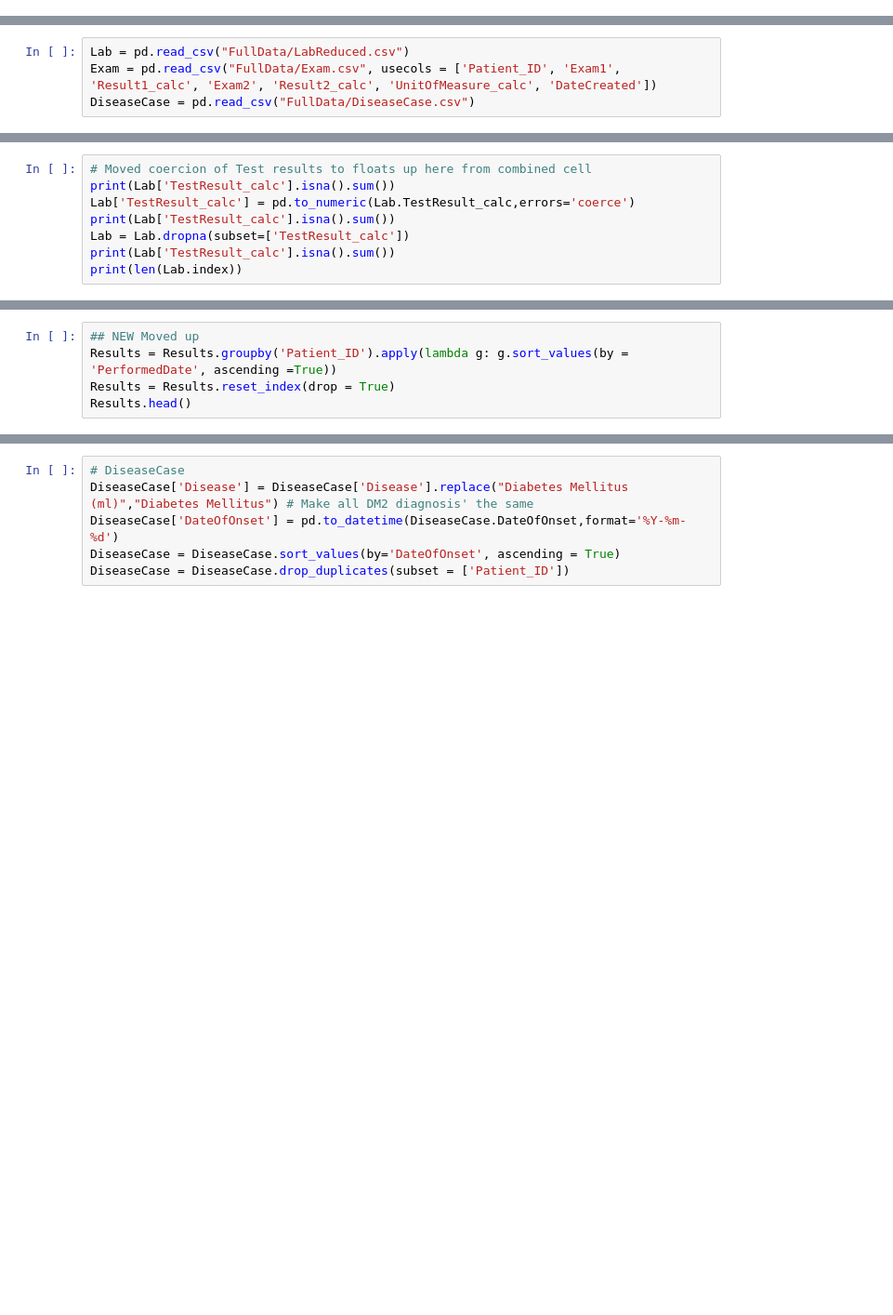
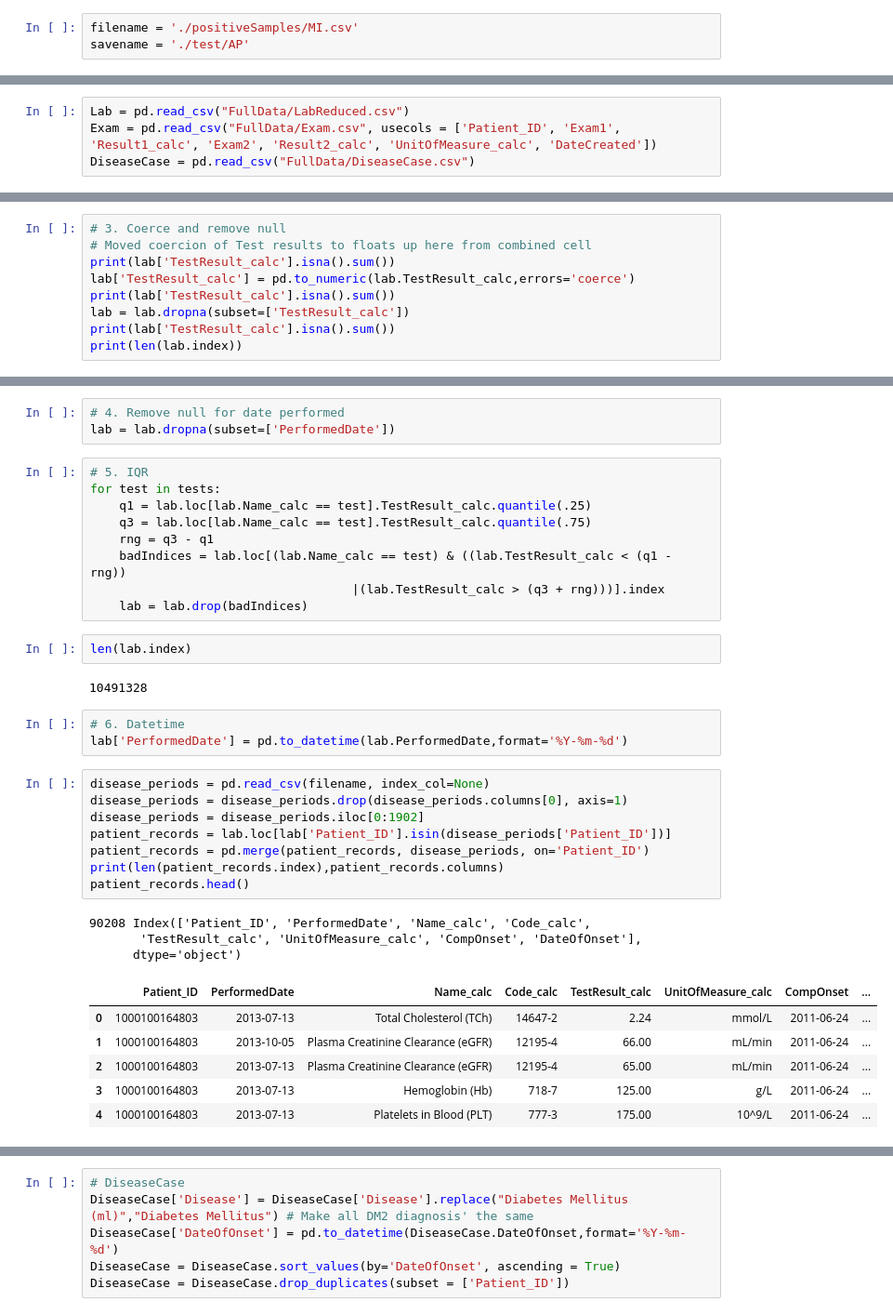
Before and after one commit to DavidHuang0621/DiabetesRiskPrediction, a Jupyter notebook: LabFinalWIP.ipynb, the cells around one changed output, grey strips where cells are left out. Shown: that part at 93% size. Cells and saved outputs as stored; diff of their text form; blank space fills up the shorter version.

```diff
--- a/LabFinalWIP.ipynb
+++ b/LabFinalWIP.ipynb
@@ -1,6 +1,9 @@
 # %%
 import pandas as pd
 import numpy as np
+# %%
+filename = './positiveSamples/MI.csv'
+savename = './test/AP'
 # %%
 # TODO:
 # 1. Choose better negative sample (ppl with no complications)
@@ -14,10 +108,11 @@ DiseaseCase = pd.read_csv("FullData/DiseaseCase.csv")
 # %%
+# 3. Coerce and remove null
 # Moved coercion of Test results to floats up here from combined cell
-print(Lab['TestResult_calc'].isna().sum())
-Lab['TestResult_calc'] = pd.to_numeric(Lab.TestResult_calc,errors='coerce')
-print(Lab['TestResult_calc'].isna().sum())
-Lab = Lab.dropna(subset=['TestResult_calc'])
-print(Lab['TestResult_calc'].isna().sum())
-print(len(Lab.index))
+print(lab['TestResult_calc'].isna().sum())
+lab['TestResult_calc'] = pd.to_numeric(lab.TestResult_calc,errors='coerce')
+print(lab['TestResult_calc'].isna().sum())
+lab = lab.dropna(subset=['TestResult_calc'])
+print(lab['TestResult_calc'].isna().sum())
+print(len(lab.index))
 # %% [output]
 0
@@ -45,5 +122,37 @@ for index, row in Results.iterrows() :
-# %%
-## NEW Moved up
-Results = Results.groupby('Patient_ID').apply(lambda g: g.sort_values(by = 'PerformedDate', ascending =True))
-Results = Results.reset_index(drop = True)
-Results.head()
+# %%
+# 4. Remove null for date performed
+lab = lab.dropna(subset=['PerformedDate'])
+# %%
+# 5. IQR
+for test in tests:
+    q1 = lab.loc[lab.Name_calc == test].TestResult_calc.quantile(.25)
+    q3 = lab.loc[lab.Name_calc == test].TestResult_calc.quantile(.75)
+    rng = q3 - q1
+    badIndices = lab.loc[(lab.Name_calc == test) & ((lab.TestResult_calc < (q1 - rng))
+                                    |(lab.TestResult_calc > (q3 + rng)))].index
+    lab = lab.drop(badIndices)
+# %%
+len(lab.index)
+# %% [output]
+10491328
+# %%
+# 6. Datetime
+lab['PerformedDate'] = pd.to_datetime(lab.PerformedDate,format='%Y-%m-%d')
+# %%
+disease_periods = pd.read_csv(filename, index_col=None)
+disease_periods = disease_periods.drop(disease_periods.columns[0], axis=1)
+disease_periods = disease_periods.iloc[0:1902]
+patient_records = lab.loc[lab['Patient_ID'].isin(disease_periods['Patient_ID'])]
+patient_records = pd.merge(patient_records, disease_periods, on='Patient_ID')
+print(len(patient_records.index),patient_records.columns)
+patient_records.head()
+# %% [output]
+90208 Index(['Patient_ID', 'PerformedDate', 'Name_calc', 'Code_calc',
+       'TestResult_calc', 'UnitOfMeasure_calc', 'CompOnset', 'DateOfOnset'],
+      dtype='object')
+|  | Patient_ID | PerformedDate | Name_calc | Code_calc | TestResult_calc | UnitOfMeasure_calc | CompOnset | ... |
+| 0 | 1000100164803 | 2013-07-13 | Total Cholesterol (TCh) | 14647-2 | 2.24 | mmol/L | 2011-06-24 | ... |
+| 1 | 1000100164803 | 2013-10-05 | Plasma Creatinine Clearance (eGFR) | 12195-4 | 66.00 | mL/min | 2011-06-24 | ... |
+| 2 | 1000100164803 | 2013-07-13 | Plasma Creatinine Clearance (eGFR) | 12195-4 | 65.00 | mL/min | 2011-06-24 | ... |
+| 3 | 1000100164803 | 2013-07-13 | Hemoglobin (Hb) | 718-7 | 125.00 | g/L | 2011-06-24 | ... |
+| 4 | 1000100164803 | 2013-07-13 | Platelets in Blood (PLT) | 777-3 | 175.00 | 10^9/L | 2011-06-24 | ... |
```
Also changed, not shown: parts of 67 cells of this notebook.
